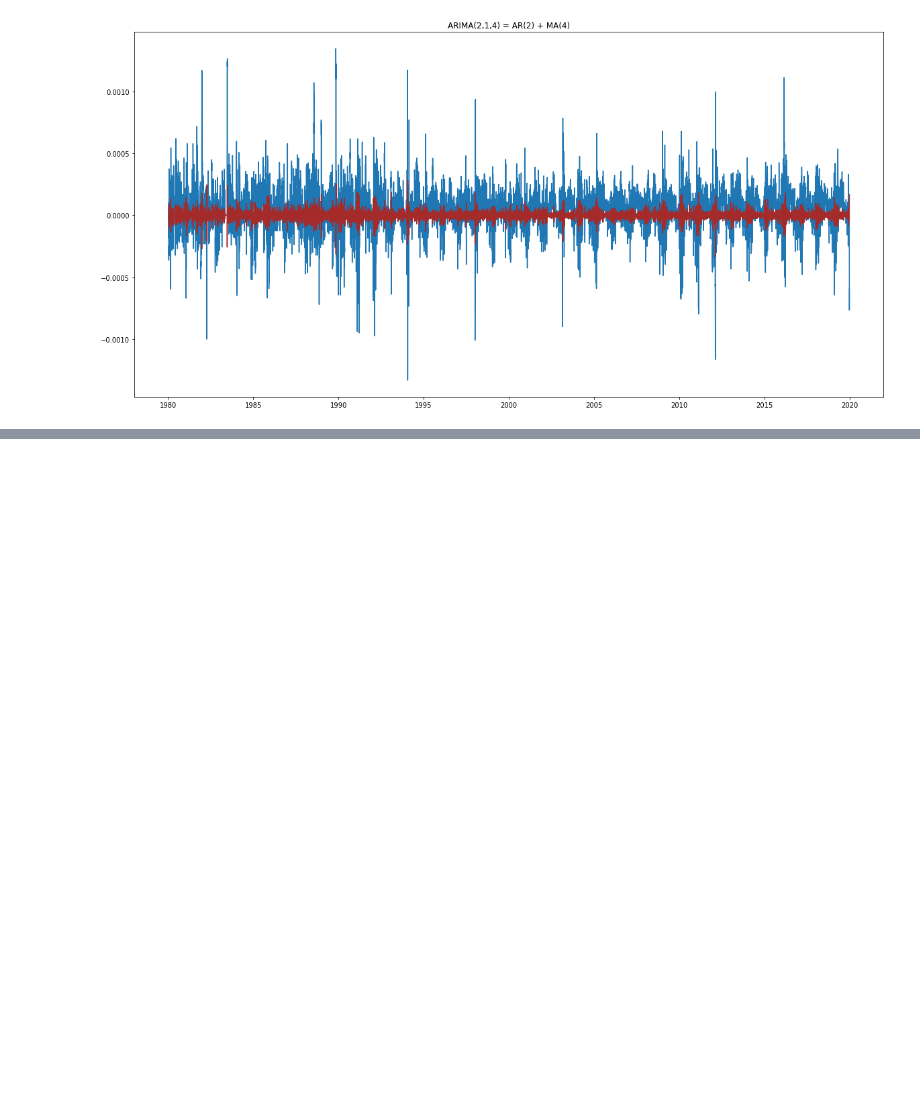
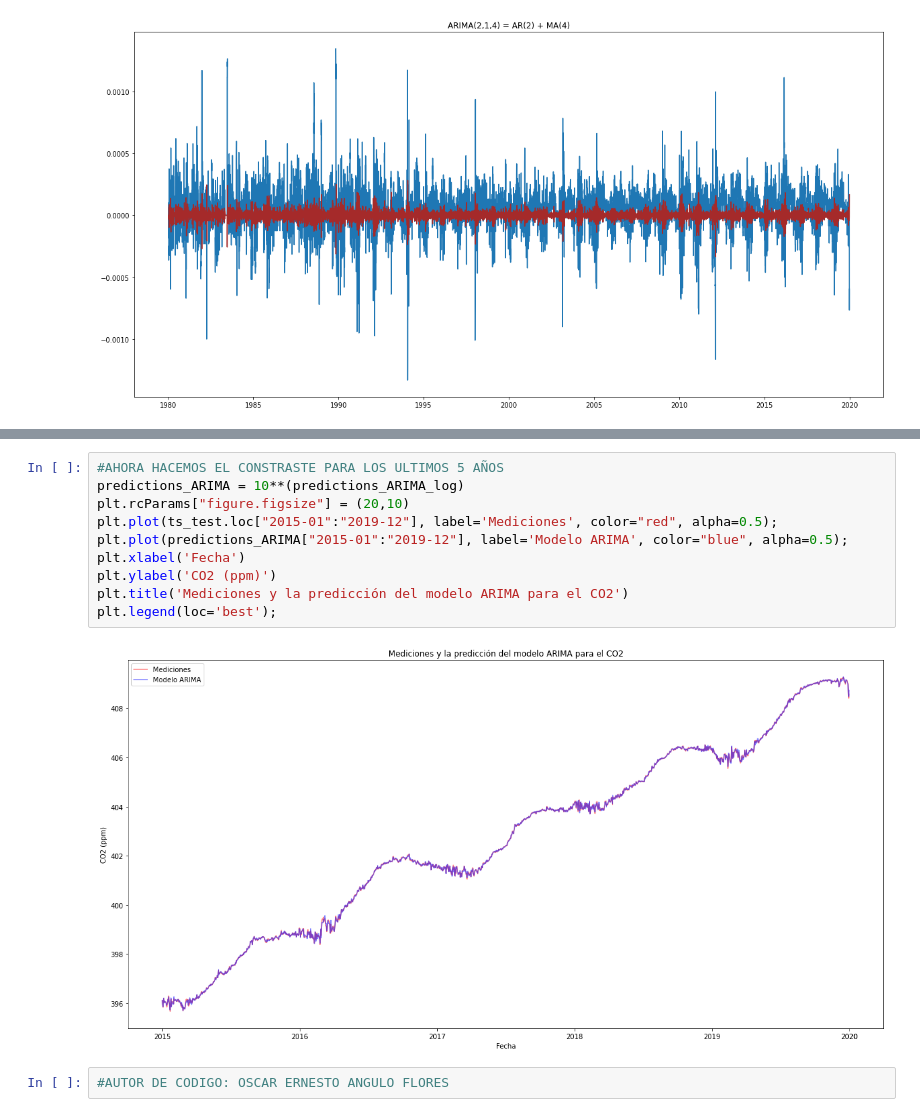
Before and after one commit to OscarAngul0/FisicaComputacional1, a Jupyter notebook: Evaluacion1/Evaluación1.ipynb, the cells around one changed output, grey strips where cells are left out. Drawn from its saved outputs; the diff is of its cells as text; blank space fills up the shorter version.

```diff
--- a/Evaluacion1/Evaluación1.ipynb
+++ b/Evaluacion1/Evaluación1.ipynb
@@ -331,0 +396,14 @@ dtype: float64
+# %%
+#AHORA HACEMOS EL CONSTRASTE PARA LOS ULTIMOS 5 AÑOS
+predictions_ARIMA = 10**(predictions_ARIMA_log)
+plt.rcParams["figure.figsize"] = (20,10)
+plt.plot(ts_test.loc["2015-01":"2019-12"], label='Mediciones', color="red", alpha=0.5);
+plt.plot(predictions_ARIMA["2015-01":"2019-12"], label='Modelo ARIMA', color="blue", alpha=0.5);
+plt.xlabel('Fecha')
+plt.ylabel('CO2 (ppm)')
+plt.title('Mediciones y la predicción del modelo ARIMA para el CO2')
+plt.legend(loc='best');
+# %% [output]
+[figure, added]
+# %%
+#AUTOR DE CODIGO: OSCAR ERNESTO ANGULO FLORES
```
Also changed, not shown: parts of 6 cells of this notebook.
